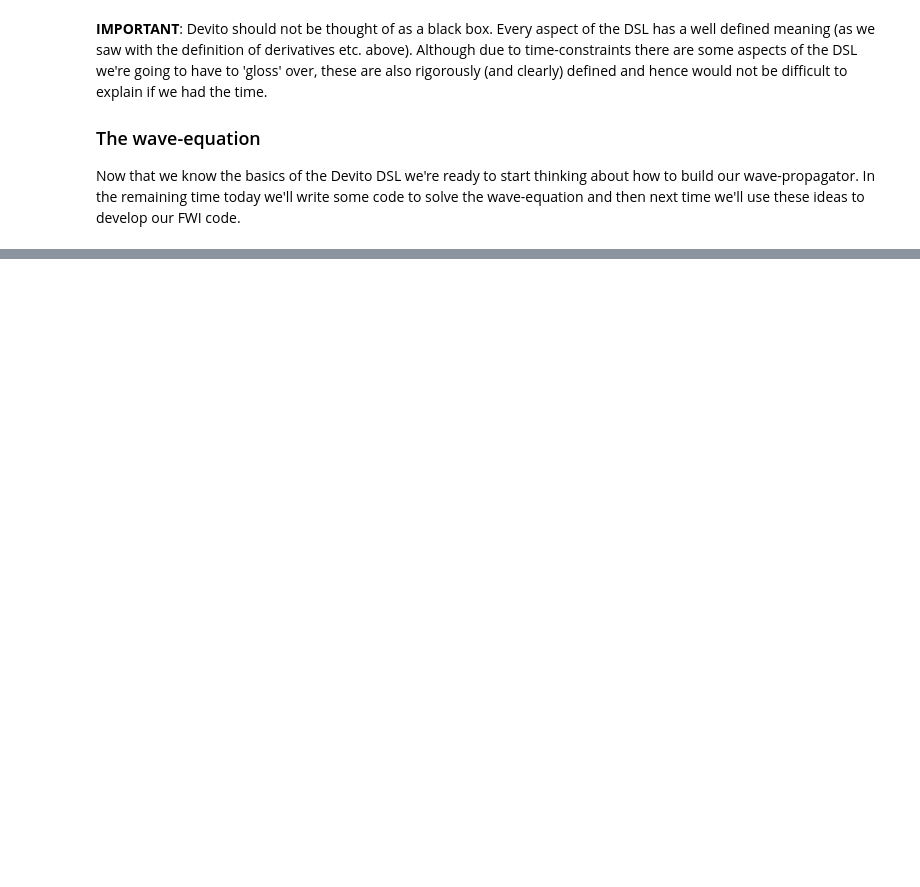
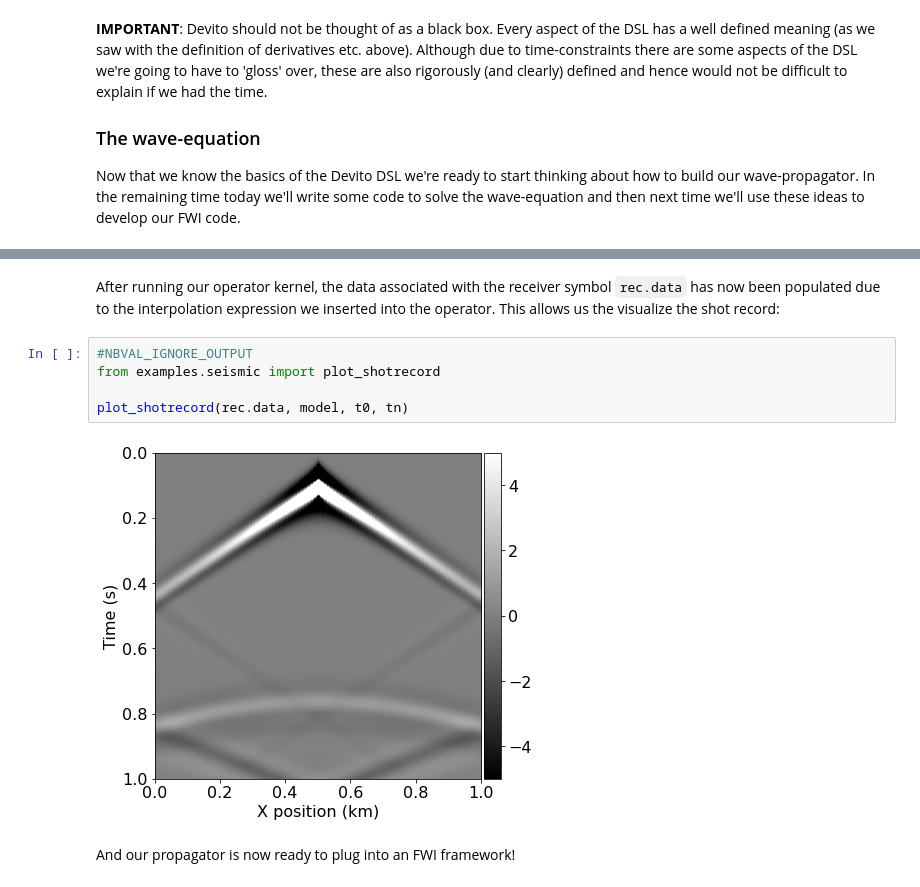
Before and after one commit to matt-piggott/Geophysical-inversion-undergraduate, a Jupyter notebook: lectures/L7/L7.ipynb, the cells around one changed output, grey strips where cells are left out. Cells and saved outputs as stored; diff of their text form; blank space fills up the shorter version.

```diff
--- a/lectures/L7/L7.ipynb
+++ b/lectures/L7/L7.ipynb
@@ -503,0 +732,11 @@ where $\eta$ is the damping mask which is equal to $0$ inside the physical domai
+# %% [markdown]
+After running our operator kernel, the data associated with the receiver symbol `rec.data` has now been populated due to the interpolation expression we inserted into the operator. This allows us the visualize the shot record:
+# %%
+#NBVAL_IGNORE_OUTPUT
+from examples.seismic import plot_shotrecord
+
+plot_shotrecord(rec.data, model, t0, tn)
+# %% [output]
+[figure, added]
+# %% [markdown]
+And our propagator is now ready to plug into an FWI framework!
```
Also changed, not shown: parts of 31 cells of this notebook.
